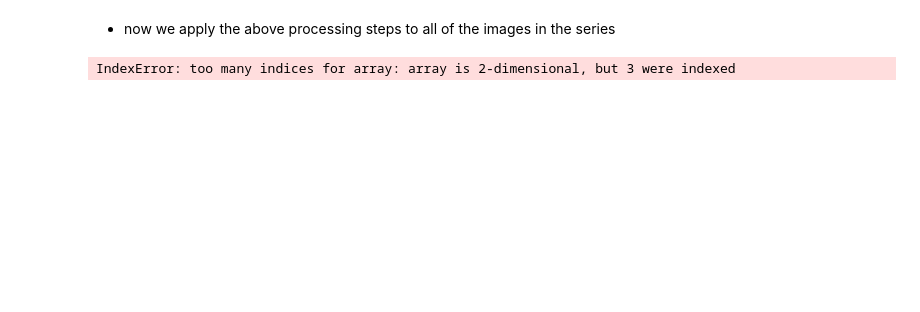
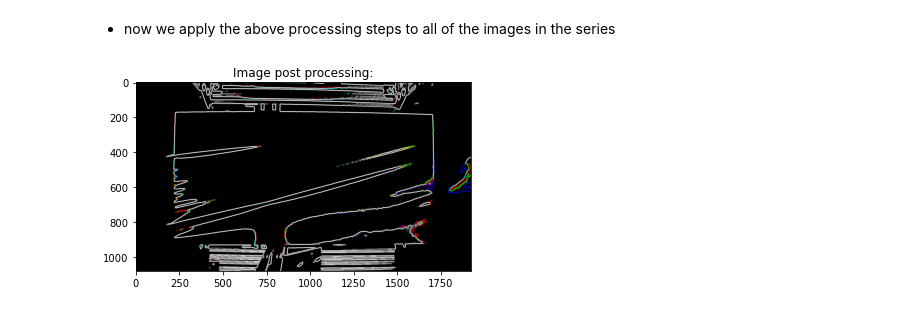
Before and after one commit to Madi-Son/Web, a Jupyter notebook: notebook.ipynb, the cells around one changed output. Drawn from its saved outputs; the diff is of its cells as text; code cells hidden in the pictures; blank space fills up the shorter version.

```diff
--- a/notebook.ipynb
+++ b/notebook.ipynb
@@ -47,14 +40,0 @@ It is important to note the width of the span in the file name!! since the rolle
-# %%
-#open the first image of the sequence and apply gaussian blur
-img = cv.imread('first vids/test1/out-050.png')
-img = cv.cvtColor(img, cv.COLOR_BGR2GRAY) #grayscale
-
-print(len(img))
-
-
-blur = cv.blur(img,(3,3))
-print(len(blur))
-
-plt.imshow(img,cmap = 'gray')
-plt.title('Read in image')
-plt.show()
@@ -115,24 +41,40 @@ True
 # %% [markdown]
 - now we apply the above processing steps to all of the images in the series
-# %%
-#pims method for pulling color channels, its fine to just use a single channel here, in this case we use the green channel
-@pims.pipeline
-def gray(image):
-    return image[:, :, 1]  # Take just the green channel
-
-#opens the series of png images as a series of frames. the * denotes all files with .png sequentially
-frames = gray(edges)
-plt.imshow(frames[0]) #plot the first frame for a visual check
-
-#the image should already be pre-processed, but here we refine the crop to be X pixels tall, so that the tracked point is uniform height
-def crop(img):
-    x_min = 0
-    x_max = 1300
-    y_min = 300
-    y_max = 400
-    return img[y_min:y_max,x_min:x_max]
-
-rawframes = pims.ImageSequence(os.path.join(datapath, prefix + '*.png'), process_func=crop)
-plt.imshow(rawframes[id_example])
-# %% [output]
-IndexError: too many indices for array: array is 2-dimensional, but 3 were indexed
+# %%
+series = sorted(glob.glob("output/*.png"))
+i = 0
+for image in series:
+    i += 1
+    img = cv.imread(str(image))
+    thresh1 = 75
+    img = cv.threshold(img, thresh1, 255, cv.THRESH_BINARY)[1] #convert to binary black and white
+    blur = cv.blur(img,(3,3)) #blur with a gaussian
+
+    sobelx = cv.Sobel(src=blur, ddepth=cv.CV_64F, dx=1, dy=0, ksize=15)
+    sobely = cv.Sobel(src=blur, ddepth=cv.CV_64F, dx=0, dy=1, ksize=15)
+    sobelxy = cv.Sobel(src=blur, ddepth=cv.CV_64F, dx=1, dy=1, ksize=15) #sobel edge algorithm ie gradients
+
+    sobelx2 = cv.multiply(sobelx,sobelx)
+    sobely2 = cv.multiply(sobely,sobely)
+    sobel_magnitude = cv.sqrt(sobelx2 + sobely2)
+    sobel_magnitude = exposure.rescale_intensity(sobel_magnitude, in_range='image', out_range=(0,255)).clip(0,255).astype(np.uint8) #outputting sobel with scaled exposure
+
+    #since the troughs are still a bit blurry for tracking, implement sharpening by convolving the image with a sharpening kernel, convolved with the image matrix
+    kernel = np.array([ [-1,-1,-1],
+                        [-1, 9,-1],
+                        [-1,-1,-1]])
+
+    sharpened = cv.filter2D(sobel_magnitude, -1, kernel) # applying the sharpening kernel to the input image & displaying it.
+
+    filename = 'first/output/' + str(image) #declare new filename
+
+    # thresh = 25 #this threshold sets the cutoff for binary b/w, effictively scaling everything above it to max intensity
+    # img_binary = cv.threshold(sharpened, thresh, 255, cv.THRESH_BINARY)[1]
+
+    cv.imwrite('O'+f"{i}.png", sharpened) #write the new image to the directory
+
+plt.imshow(sharpened,cmap = 'gray') #plot the last image processed for quick visual check
+plt.title('Image post processing:')
+plt.show()
+# %% [output]
+[figure, added]
```
Also changed, not shown: parts of 16 cells of this notebook.
